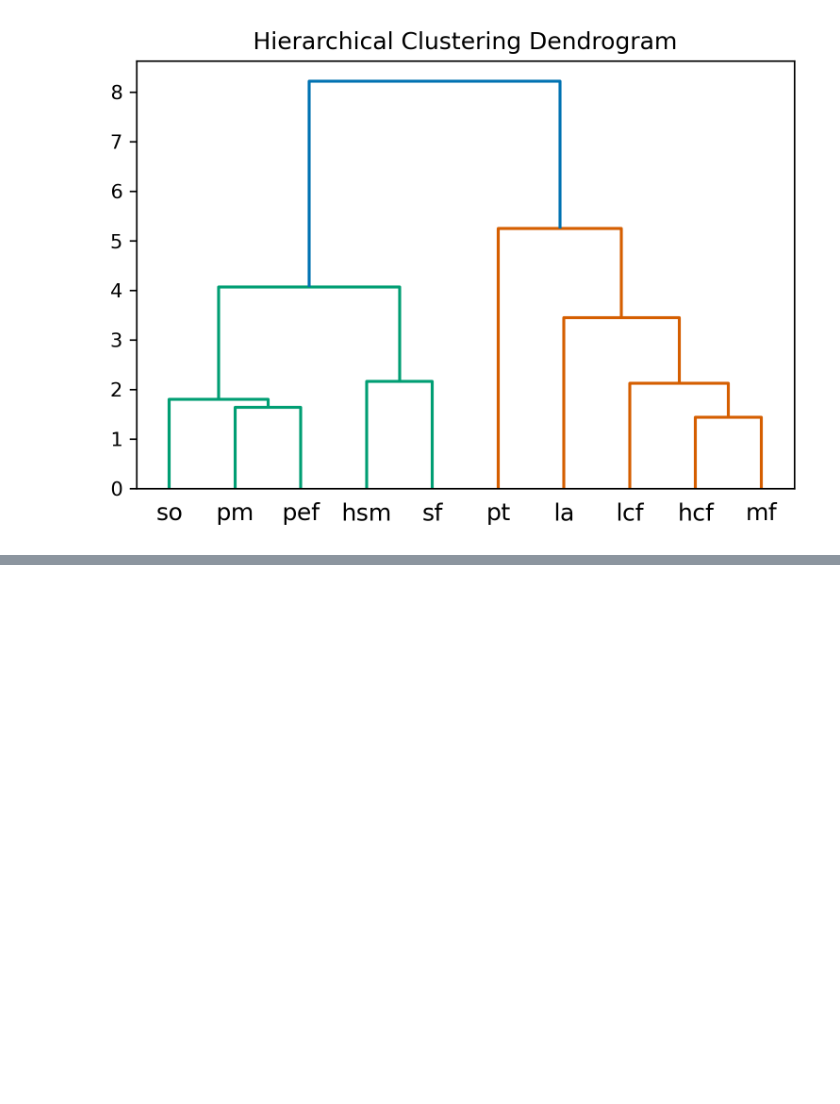
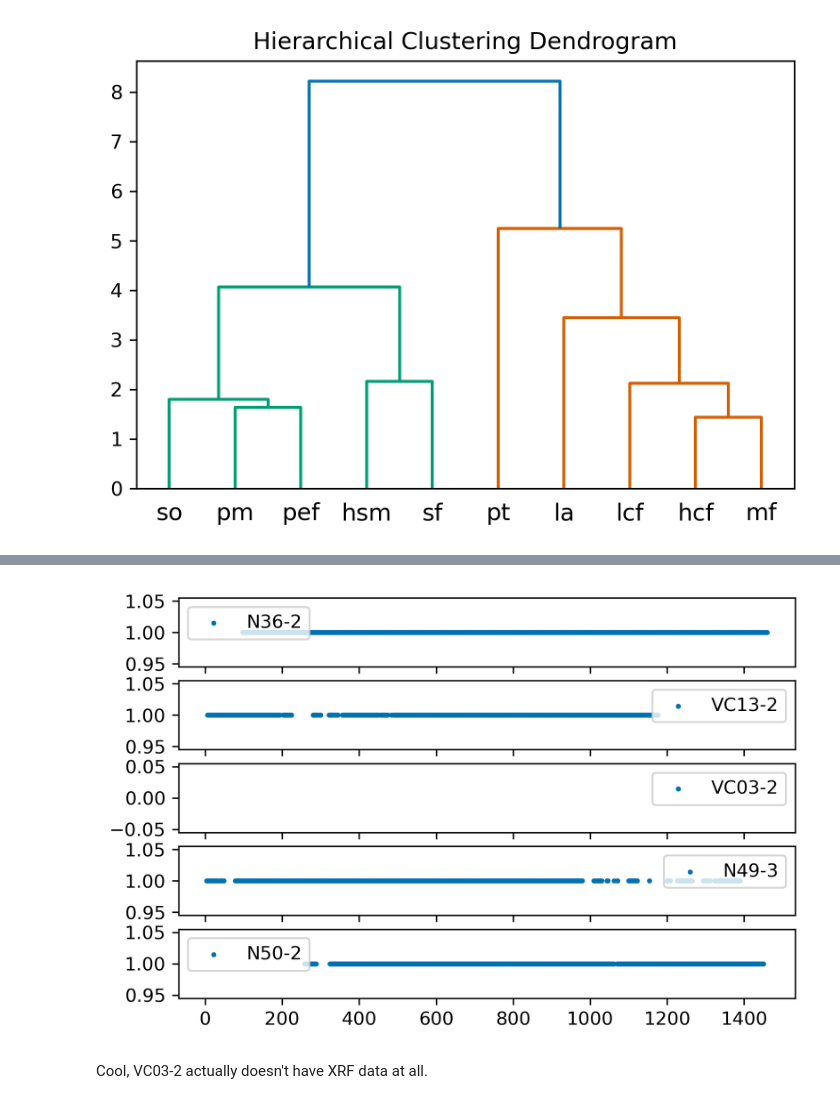
Before and after one commit to dispink/WASA-faciesXRF, a Jupyter notebook: ML_element_16.ipynb, the cells around one changed output, grey strips where cells are left out. Drawn from its saved outputs; the diff is of its cells as text; code cells hidden in the pictures; blank space fills up the shorter version.

```diff
--- a/ML_element_16.ipynb
+++ b/ML_element_16.ipynb
@@ -121,0 +130,12 @@ plt.savefig('results/facies_similarity_{}.png'.format(date))
+# %%
+# Generate the new sections' lists
+# following the format of the original workflow
+n_id_list = []
+
+for sec in ['VC13-2', 'VC03-2', 'N49-3', 'N50-2']:
+    mask = info_df.core_section == sec
+    n_id_list = np.hstack([n_id_list, info_df.index[mask]])
+
+n_facies = ['sf' for _ in range(len(n_id_list))]
+
+n_id_list
@@ -121,0 +145,6 @@ plt.savefig('results/facies_similarity_{}.png'.format(date))
+# %%
+from wasafacies import PrepareData
+
+prepare = PrepareData()
+data_df = prepare.create_roll(facies=n_facies, id_list=n_id_list)
+data_df.head()
@@ -121,0 +160,2 @@ plt.savefig('results/facies_similarity_{}.png'.format(date))
+# %%
+facies, id_list = prepare.create_recla()
@@ -121,0 +164,3 @@ plt.savefig('results/facies_similarity_{}.png'.format(date))
+# %%
+_, unique = pd.factorize(facies)
+print(unique)
@@ -121,0 +206,12 @@ plt.savefig('results/facies_similarity_{}.png'.format(date))
+# %%
+fig, axes = plt.subplots(5, 1, sharex='col')
+for sec, ax in zip(['N36-2', 'VC13-2', 'VC03-2', 'N49-3', 'N50-2'], axes):
+    mask = info_df.core_section == sec
+    ax.scatter(info_df.loc[mask, 'section_depth_mm'], [1 for _ in range(sum(mask))],
+        s=3, label=sec
+    )
+    ax.legend()
+# %% [output]
+[figure, added]
+# %% [markdown]
+Cool, VC03-2 actually doesn't have XRF data at all.
```
Also changed, not shown: parts of 15 cells of this notebook.
